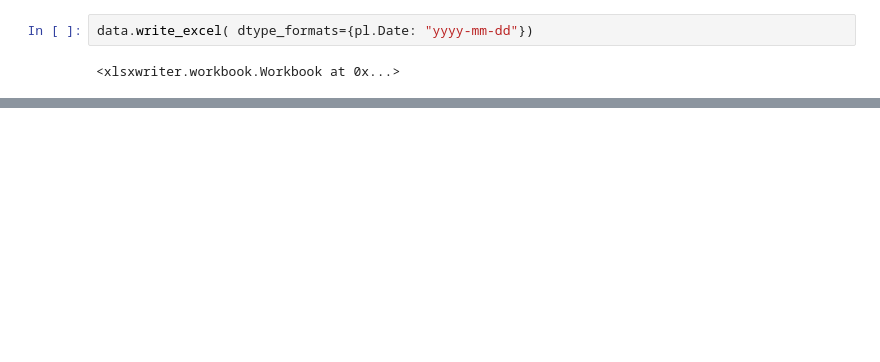
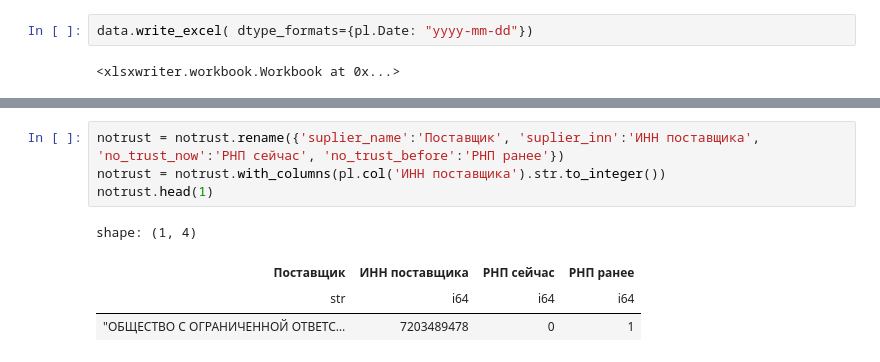
Before and after one commit to polinaryltseva/b2b_reccomendation_systems, a Jupyter notebook: data_predproc.ipynb, the cells around one changed output, grey strips where cells are left out. Drawn from its saved outputs; the diff is of its cells as text; blank space fills up the shorter version.

```diff
--- a/data_predproc.ipynb
+++ b/data_predproc.ipynb
@@ -67,0 +88,9 @@ data.write_excel( dtype_formats={pl.Date: "yyyy-mm-dd"})
+# %%
+notrust = notrust.rename({'suplier_name':'Поставщик', 'suplier_inn':'ИНН поставщика', 'no_trust_now':'РНП сейчас', 'no_trust_before':'РНП ранее'})
+notrust = notrust.with_columns(pl.col('ИНН поставщика').str.to_integer())
+notrust.head(1)
+# %% [output]
+shape: (1, 4)
+| Поставщик | ИНН поставщика | РНП сейчас | РНП ранее |
+| str | i64 | i64 | i64 |
+| "ОБЩЕСТВО С ОГРАНИЧЕННОЙ ОТВЕТС… | 7203489478 | 0 | 1 |
```
Also changed, not shown: parts of 5 cells of this notebook, 1 other file.
